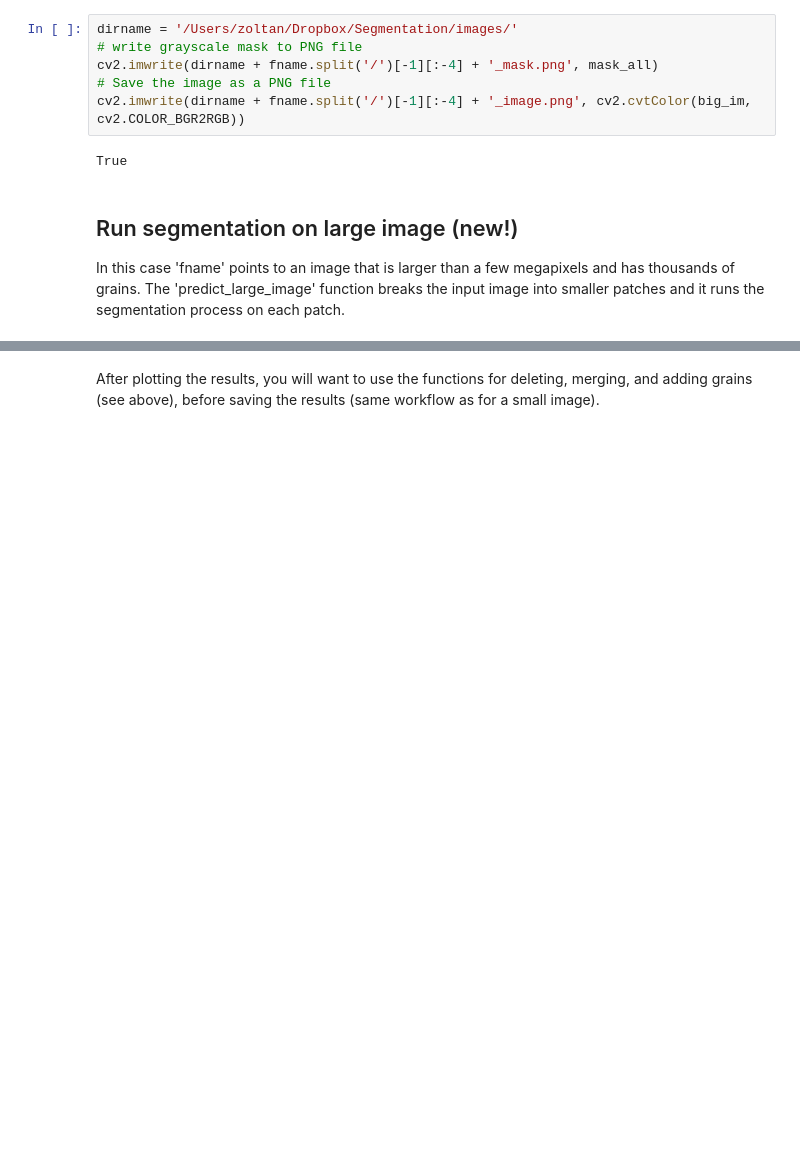
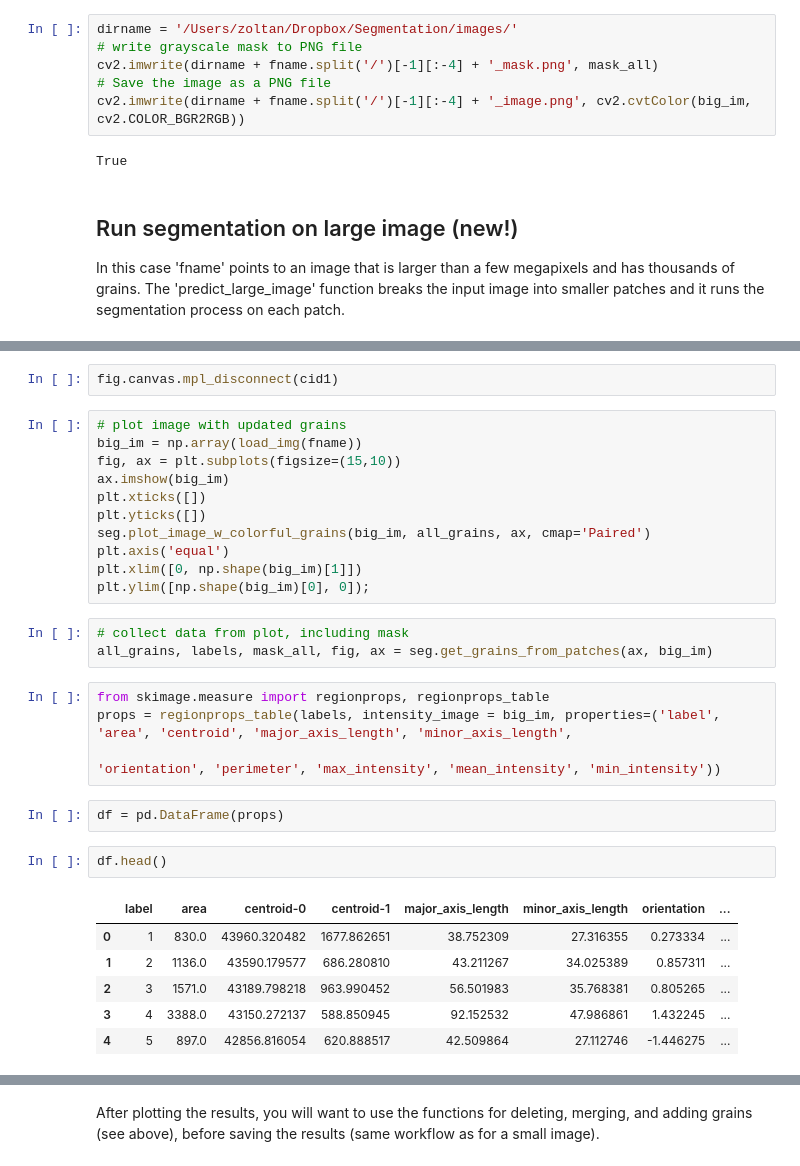
Before and after one commit to zsylvester/segmenteverygrain, a Jupyter notebook: segmenteverygrain/Segment_every_grain.ipynb, the cells around one changed output, grey strips where cells are left out. Cells and saved outputs as stored; diff of their text form; blank space fills up the shorter version.

```diff
--- a/segmenteverygrain/Segment_every_grain.ipynb
+++ b/segmenteverygrain/Segment_every_grain.ipynb
@@ -177,0 +222,31 @@ plt.ylim([np.shape(big_im)[0], 0]);
+# %%
+fig.canvas.mpl_disconnect(cid1)
+# %%
+# plot image with updated grains
+big_im = np.array(load_img(fname))
+fig, ax = plt.subplots(figsize=(15,10))
+ax.imshow(big_im)
+plt.xticks([])
+plt.yticks([])
+seg.plot_image_w_colorful_grains(big_im, all_grains, ax, cmap='Paired')
+plt.axis('equal')
+plt.xlim([0, np.shape(big_im)[1]])
+plt.ylim([np.shape(big_im)[0], 0]);
+# %%
+# collect data from plot, including mask
+all_grains, labels, mask_all, fig, ax = seg.get_grains_from_patches(ax, big_im)
+# %%
+from skimage.measure import regionprops, regionprops_table
+props = regionprops_table(labels, intensity_image = big_im, properties=('label', 'area', 'centroid', 'major_axis_length', 'minor_axis_length',
+                                                                                'orientation', 'perimeter', 'max_intensity', 'mean_intensity', 'min_intensity'))
+# %%
+df = pd.DataFrame(props)
+# %%
+df.head()
+# %% [output]
+|  | label | area | centroid-0 | centroid-1 | major_axis_length | minor_axis_length | orientation | ... |
+| 0 | 1 | 830.0 | 43960.320482 | 1677.862651 | 38.752309 | 27.316355 | 0.273334 | ... |
+| 1 | 2 | 1136.0 | 43590.179577 | 686.280810 | 43.211267 | 34.025389 | 0.857311 | ... |
+| 2 | 3 | 1571.0 | 43189.798218 | 963.990452 | 56.501983 | 35.768381 | 0.805265 | ... |
+| 3 | 4 | 3388.0 | 43150.272137 | 588.850945 | 92.152532 | 47.986861 | 1.432245 | ... |
+| 4 | 5 | 897.0 | 42856.816054 | 620.888517 | 42.509864 | 27.112746 | -1.446275 | ... |
```
Also changed, not shown: parts of 16 cells of this notebook, 3 other files.
